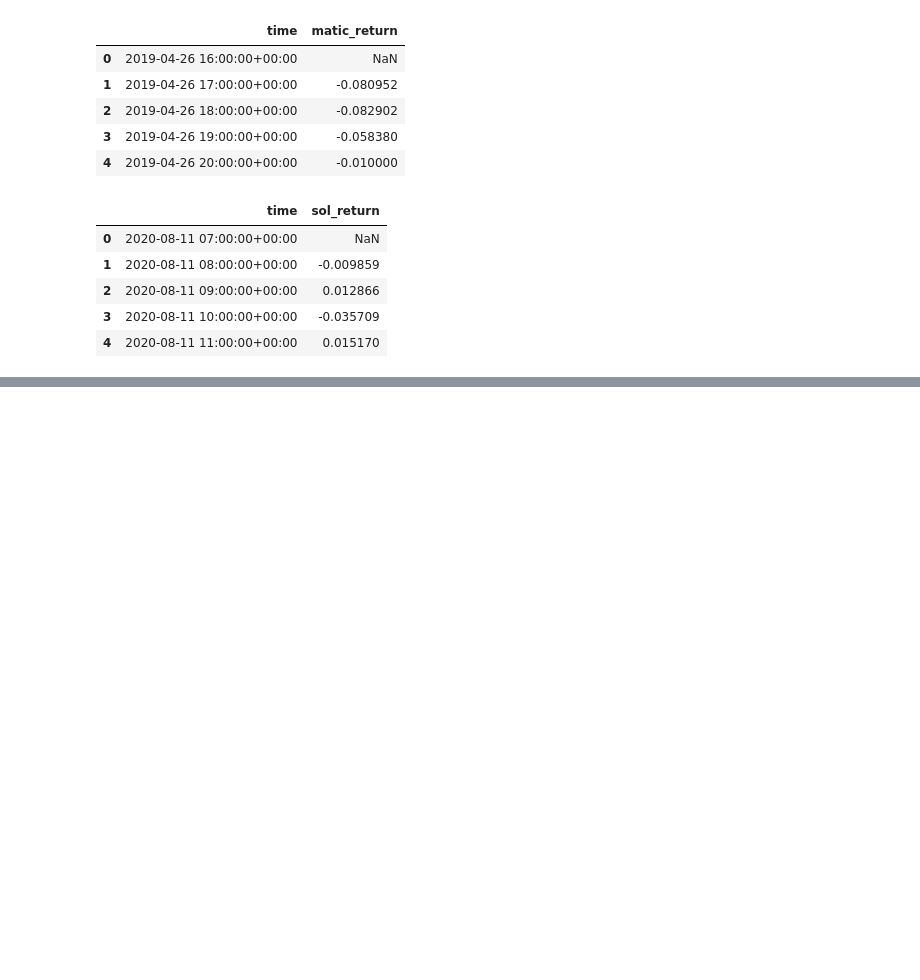
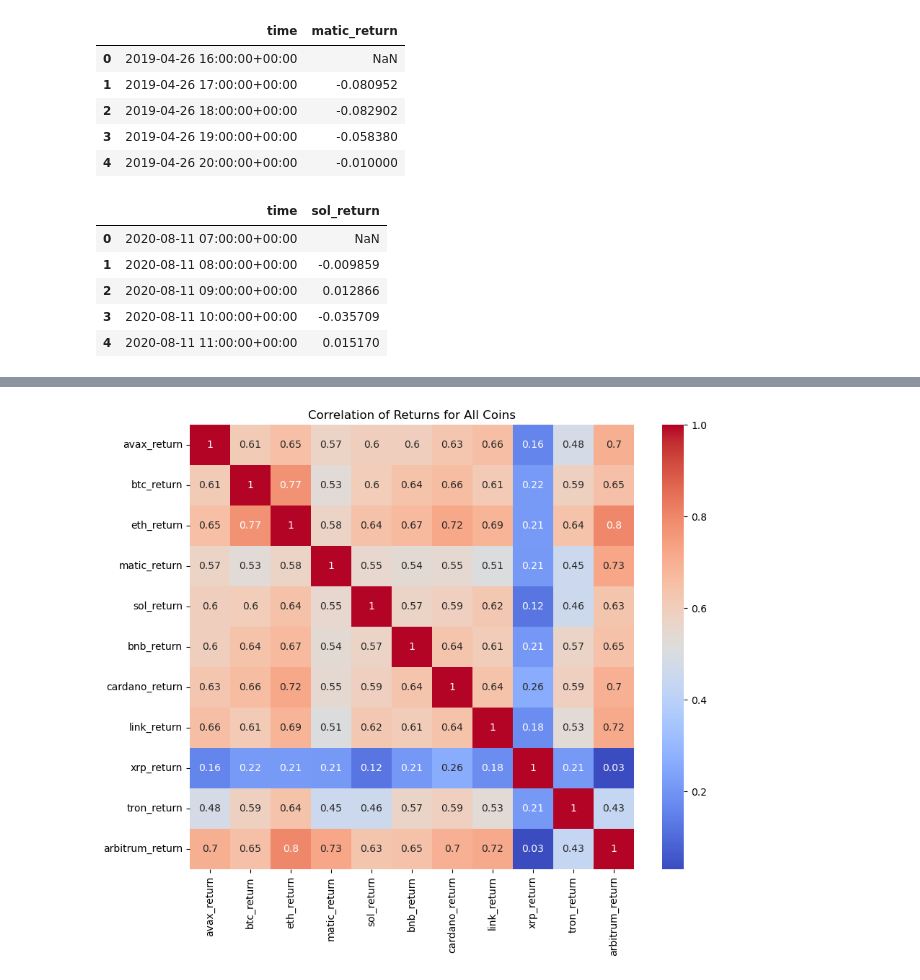
Before and after one commit to Kunj121/QTSFinalProject, a Jupyter notebook: Graph_Analysis/Graph_Analysis.ipynb, the cells around one changed output, grey strips where cells are left out. Drawn from its saved outputs; the diff is of its cells as text; code cells hidden in the pictures; blank space fills up the shorter version.

```diff
--- a/Graph_Analysis/Graph_Analysis.ipynb
+++ b/Graph_Analysis/Graph_Analysis.ipynb
@@ -105,0 +114,33 @@ plot_cumulative_return_data(xrp_df, "xrp", title='XRP Cumulative Returns')
+# %%
+def plot_return_correlations(df, return_columns=None, title='Correlation of Returns', figsize=(10, 8)):
+
+    if return_columns is None:
+        return_columns = df.columns
+
+    corr_matrix = df[return_columns].corr()
+
+    plt.figure(figsize=figsize)
+    sns.heatmap(corr_matrix, annot=True, cmap='coolwarm', square=True)
+    plt.title(title)
+    plt.show()
+# %%
+dfs = [
+    avax_df[['time', 'avax_return']],
+    btc_df[['time', 'btc_return']],
+    eth_df[['time', 'eth_return']],
+    matic_df[['time', 'matic_return']],
+    sol_df[['time', 'sol_return']],
+    bnb_df[['time', 'bnb_return']],
+    cardano_df[['time', 'cardano_return']],
+    link_df[['time', 'link_return']],
+    xrp_df[['time', 'xrp_return']],
+    tron_df[['time', 'tron_return']],
+    arbitrum_df[['time', 'arbitrum_return']]
+]
+
+all_returns_df = reduce(lambda left, right: pd.merge(left, right, on='time', how='outer'), dfs)
+all_returns_df = all_returns_df.drop('time', axis=1)
+# %%
+plot_return_correlations(all_returns_df, title='Correlation of Returns for All Coins')
+# %% [output]
+[figure, added]
```
Also changed, not shown: parts of 3 cells of this notebook, 1 other file.
